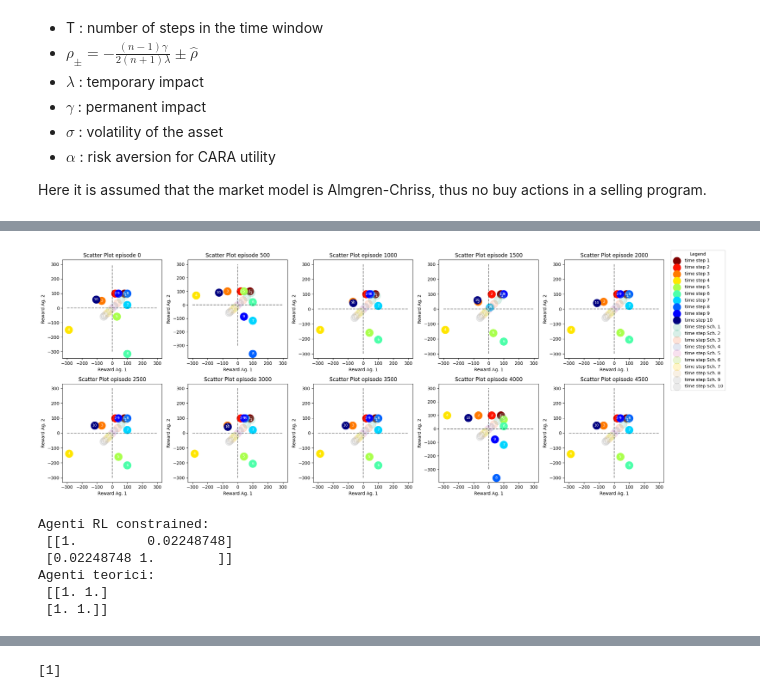
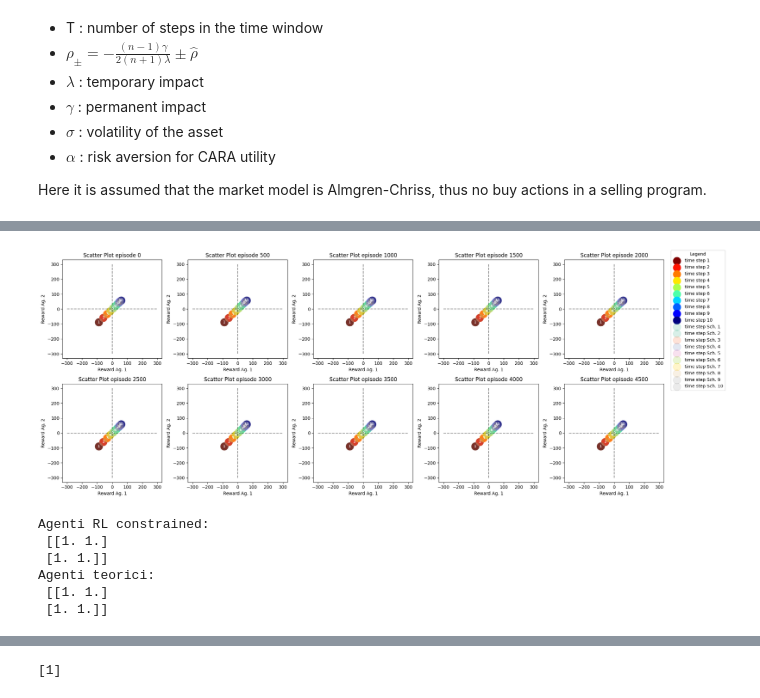
Before and after one commit to macrandrea/Multi-agent-RL-optimal-execution, a Jupyter notebook: ANALISI_MULTI_AGENTE_for_scratches.ipynb, the cells around one changed output, grey strips where cells are left out. Drawn from its saved outputs; the diff is of its cells as text; code cells hidden in the pictures.

```diff
--- a/ANALISI_MULTI_AGENTE_for_scratches.ipynb
+++ b/ANALISI_MULTI_AGENTE_for_scratches.ipynb
@@ -841,27 +799,27 @@ ax.set_yscale('log');
 # %%
 '''Rewards per time steps per entrambi gli agenti'''
 
 # Load data
-rewards = dict(np.load('C:/Users/macri/Desktop/ennesima//re.npz', allow_pickle=True))
-rewards_sch = dict(np.load('C:/Users/macri/Desktop/ennesima/THEO_100_inv/re.npz', allow_pickle=True))
+rewards = dict(np.load('C:/Users/macri/Desktop/ennesima/re.npz', allow_pickle=True))
+rewards_sch = dict(np.load('C:/Users/macri/Desktop/ennesima/THEO_100_inv/vola_0/re.npz', allow_pickle=True))
 rewards_0     = (rewards['arr_0'][0]    )
 rewards_1     = (rewards['arr_0'][1]    )
 
 rewards['arr_0'][0].shape
 rewards_sch_0 = (rewards_sch['arr_0'][0])
 rewards_sch_1 = (rewards_sch['arr_0'][1])
 
 rewards_per_episode(rewards_0, rewards_1, rewards_sch_0, rewards_sch_1)
 # %% [output]
-[figure, old version]
+[figure, new version]
 # %%
 '''Coefficiente di correlazione tra i rewards per entrambi gli agenti'''
 print('Agenti RL constrained: \n', np.corrcoef(rewards['arr_0'][0].flatten(), rewards['arr_0'][1].flatten()))
 print('Agenti teorici: \n',np.corrcoef(rewards_sch['arr_0'][0].flatten(), rewards_sch['arr_0'][1].flatten()))
 # %% [output]
 Agenti RL constrained:
- [[1.         0.02248748]
- [0.02248748 1.        ]]
+ [[1. 1.]
+ [1. 1.]]
 Agenti teorici:
  [[1. 1.]
  [1. 1.]]
```
Also changed, not shown: parts of 33 cells of this notebook, 50 other files.
